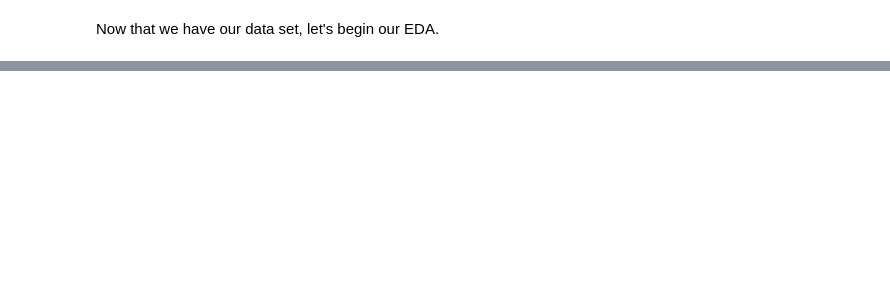
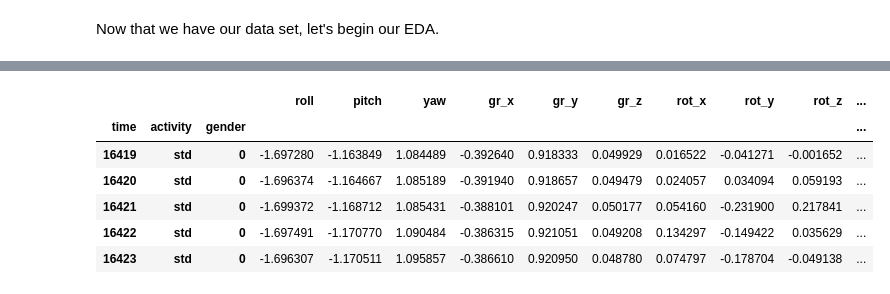
Before and after one commit to raquelredo/Projects, a Jupyter notebook: Machine Learning/Mobile_ts/mobile_ts.ipynb, the cells around one changed output, grey strips where cells are left out. Cells and saved outputs as stored; diff of their text form; code cells hidden in the pictures; blank space fills up the shorter version.

```diff
--- a/Machine Learning/Mobile_ts/mobile_ts.ipynb
+++ b/Machine Learning/Mobile_ts/mobile_ts.ipynb
@@ -175,0 +231,2 @@ Now that we have our data set, let's begin our EDA.
+# %%
+df = pd.read_csv("output.csv", index_col = 0)
@@ -175,0 +326,16 @@ Now that we have our data set, let's begin our EDA.
+# %%
+numerical = ("roll", "pitch", "yaw", "gr_x", "gr_y", "gr_z","rot_x", "rot_y", "rot_z", "acc_x", "acc_y", "acc_z")
+# %%
+#long = df["label_len"].filter("long", df)
+df = df.reset_index()
+summary_mean = df.groupby(by= ["time","activity", "gender"])[numerical].mean()
+# %%
+summary_mean.tail(5)
+# %% [output]
+|  |  |  | roll | pitch | yaw | gr_x | gr_y | gr_z | rot_x | rot_y | rot_z | ... |
+| time | activity | gender |  |  |  |  |  |  |  |  |  | ... |
+| 16419 | std | 0 | -1.697280 | -1.163849 | 1.084489 | -0.392640 | 0.918333 | 0.049929 | 0.016522 | -0.041271 | -0.001652 | ... |
+| 16420 | std | 0 | -1.696374 | -1.164667 | 1.085189 | -0.391940 | 0.918657 | 0.049479 | 0.024057 | 0.034094 | 0.059193 | ... |
+| 16421 | std | 0 | -1.699372 | -1.168712 | 1.085431 | -0.388101 | 0.920247 | 0.050177 | 0.054160 | -0.231900 | 0.217841 | ... |
+| 16422 | std | 0 | -1.697491 | -1.170770 | 1.090484 | -0.386315 | 0.921051 | 0.049208 | 0.134297 | -0.149422 | 0.035629 | ... |
+| 16423 | std | 0 | -1.696307 | -1.170511 | 1.095857 | -0.386610 | 0.920950 | 0.048780 | 0.074797 | -0.178704 | -0.049138 | ... |
```
Also changed, not shown: parts of 55 cells of this notebook, 6 other files.
